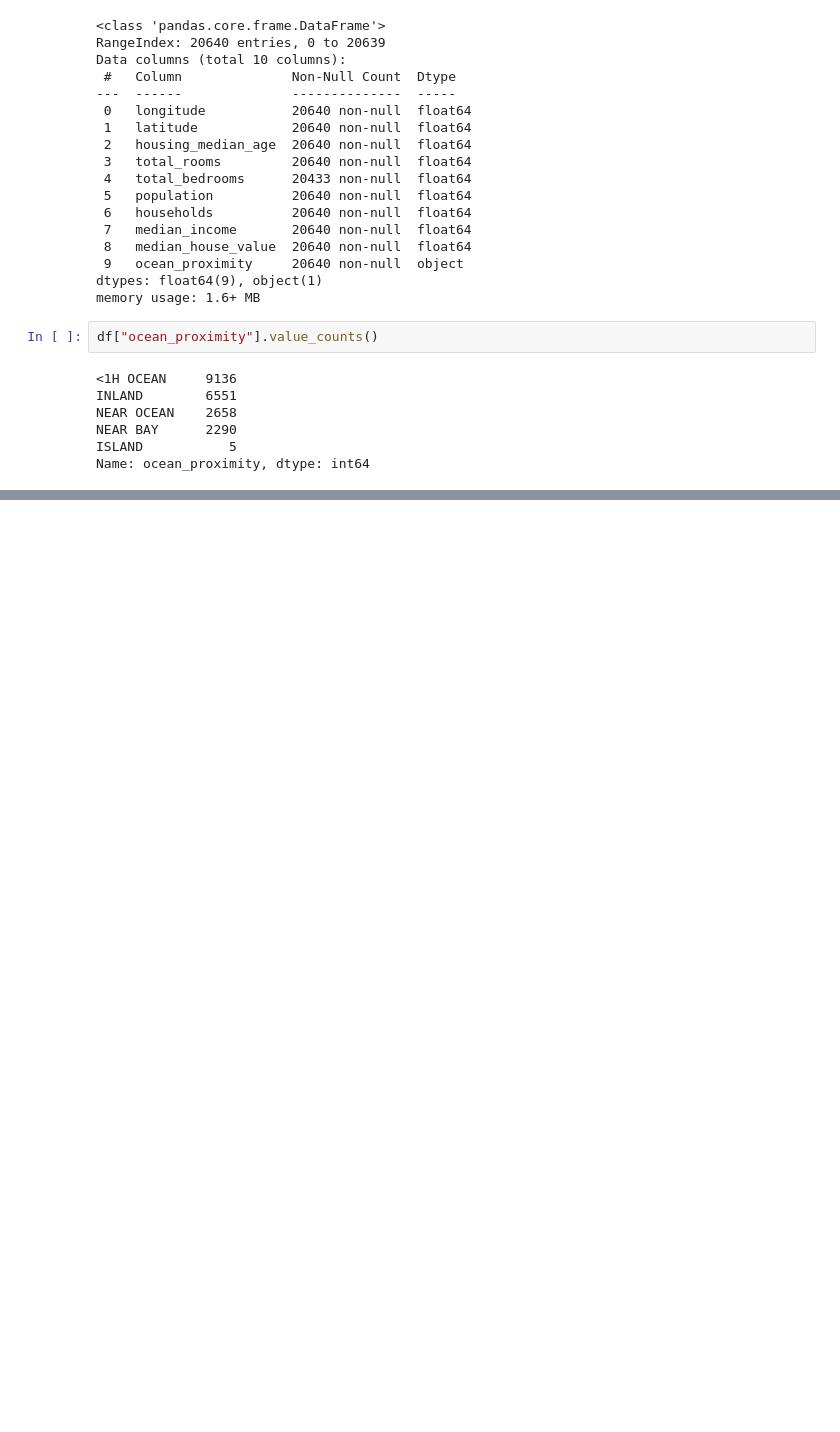
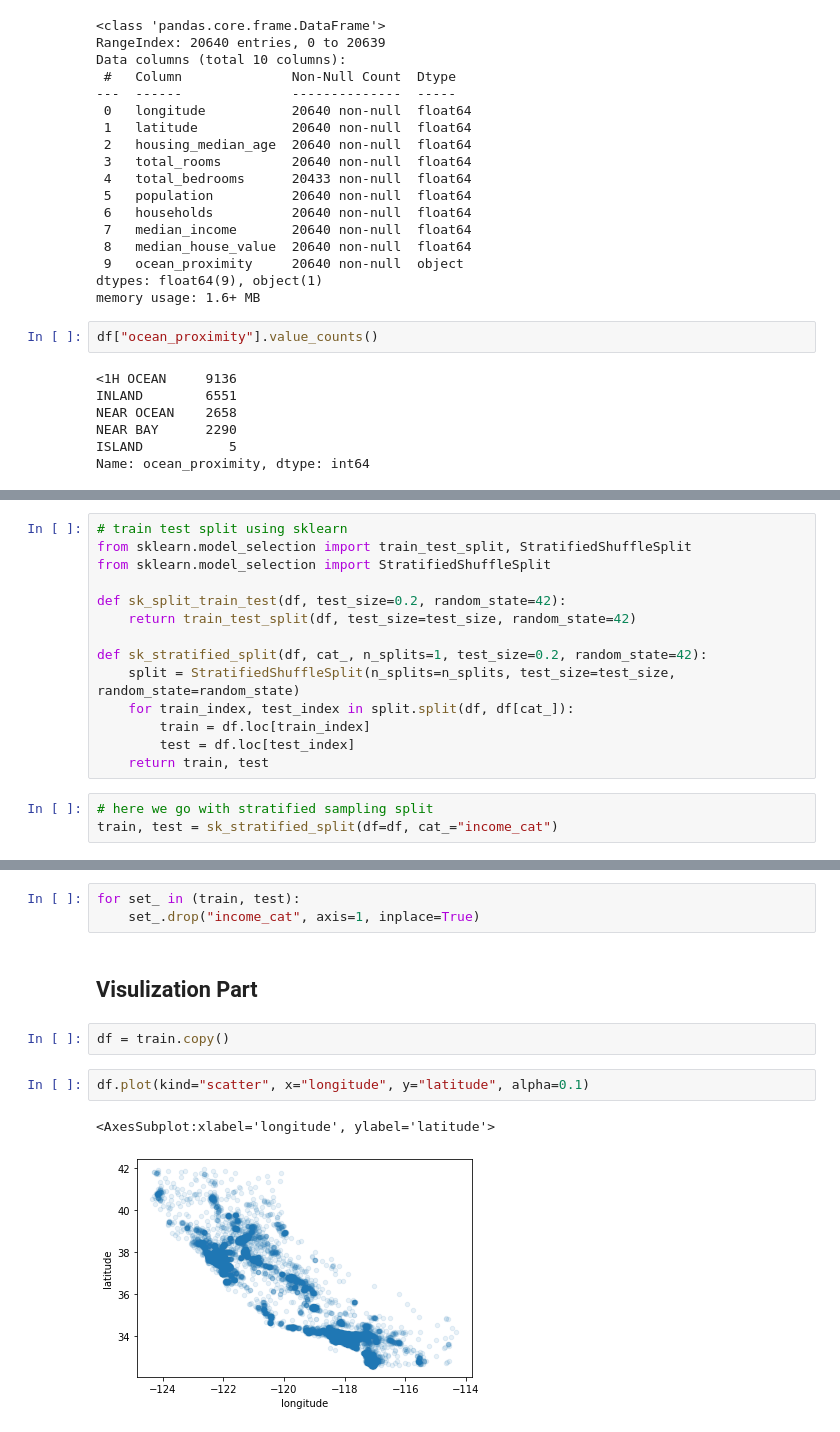
Before and after one commit to Kaushalkhokhar/complete-ml, a Jupyter notebook: projects/housing/housing2.ipynb, the cells around one changed output, grey strips where cells are left out. Drawn from its saved outputs; the diff is of its cells as text; blank space fills up the shorter version.

```diff
--- a/projects/housing/housing2.ipynb
+++ b/projects/housing/housing2.ipynb
@@ -71,0 +101,17 @@ Name: ocean_proximity, dtype: int64
+# %%
+# train test split using sklearn
+from sklearn.model_selection import train_test_split, StratifiedShuffleSplit
+from sklearn.model_selection import StratifiedShuffleSplit
+
+def sk_split_train_test(df, test_size=0.2, random_state=42):
+    return train_test_split(df, test_size=test_size, random_state=42)
+
+def sk_stratified_split(df, cat_, n_splits=1, test_size=0.2, random_state=42):
+    split = StratifiedShuffleSplit(n_splits=n_splits, test_size=test_size, random_state=random_state)
+    for train_index, test_index in split.split(df, df[cat_]):
+        train = df.loc[train_index]
+        test = df.loc[test_index]
+    return train, test
+# %%
+# here we go with stratified sampling split
+train, test = sk_stratified_split(df=df, cat_="income_cat")
@@ -71,0 +139,12 @@ Name: ocean_proximity, dtype: int64
+# %%
+for set_ in (train, test):
+    set_.drop("income_cat", axis=1, inplace=True)
+# %% [markdown]
+## Visulization Part
+# %%
+df = train.copy()
+# %%
+df.plot(kind="scatter", x="longitude", y="latitude", alpha=0.1)
+# %% [output]
+<AxesSubplot:xlabel='longitude', ylabel='latitude'>
+[figure, added]
```
Also changed, not shown: parts of 94 cells of this notebook, 5 other files.
